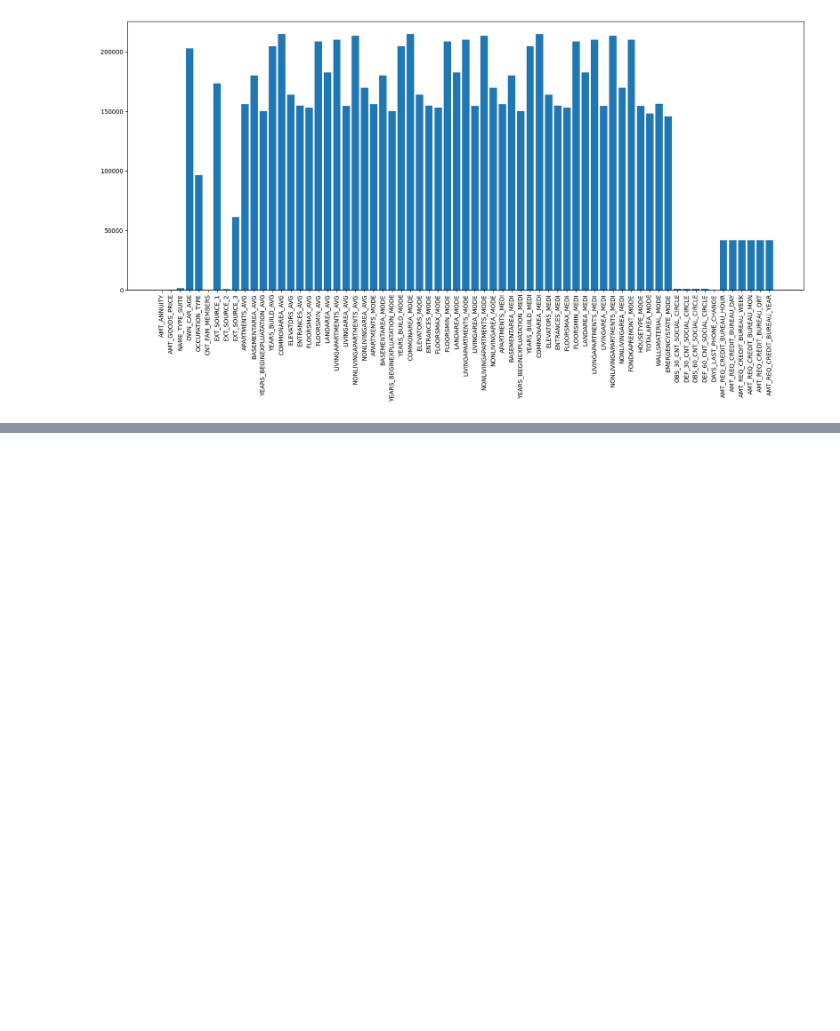
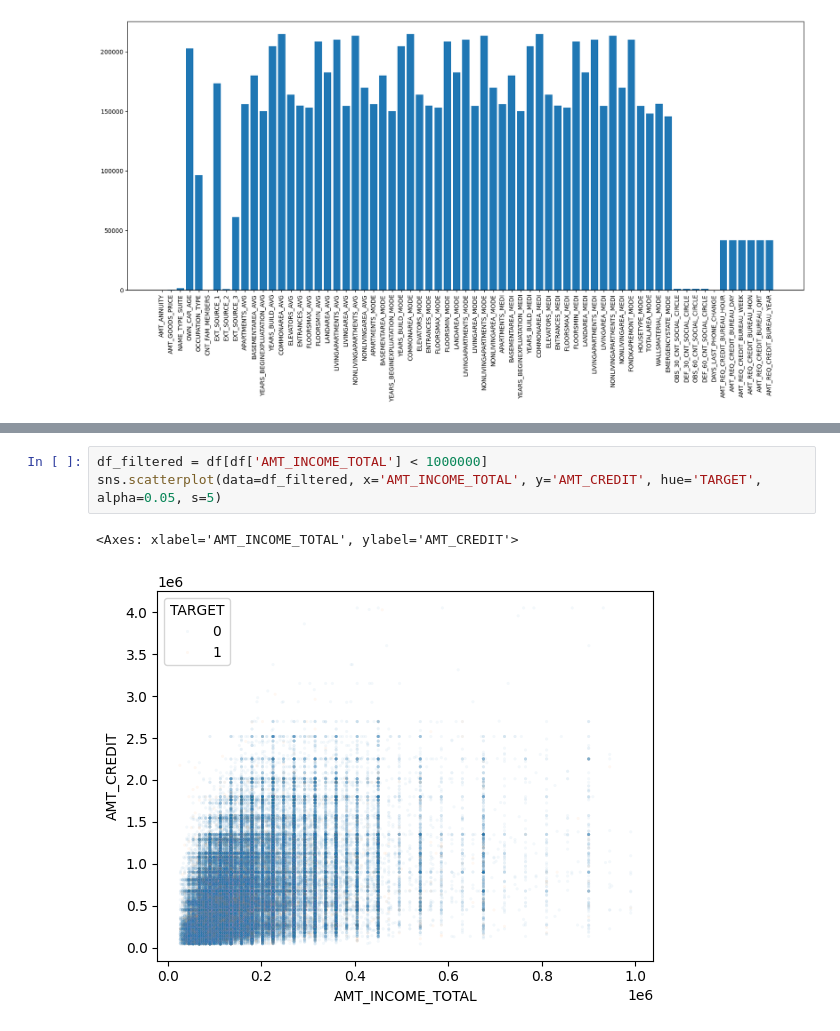
Before and after one commit to yelishuang/Home-Credit-Solution-like, a Jupyter notebook: notebooks/01_EDA.ipynb, the cells around one changed output, grey strips where cells are left out. Drawn from its saved outputs; the diff is of its cells as text; blank space fills up the shorter version.

```diff
--- a/notebooks/01_EDA.ipynb
+++ b/notebooks/01_EDA.ipynb
@@ -92,0 +158,6 @@ plt.show()
+# %%
+df_filtered = df[df['AMT_INCOME_TOTAL'] < 1000000]
+sns.scatterplot(data=df_filtered, x='AMT_INCOME_TOTAL', y='AMT_CREDIT', hue='TARGET', alpha=0.05, s=5)
+# %% [output]
+<Axes: xlabel='AMT_INCOME_TOTAL', ylabel='AMT_CREDIT'>
+[figure, added]
```
Also changed, not shown: parts of 13 cells of this notebook.
